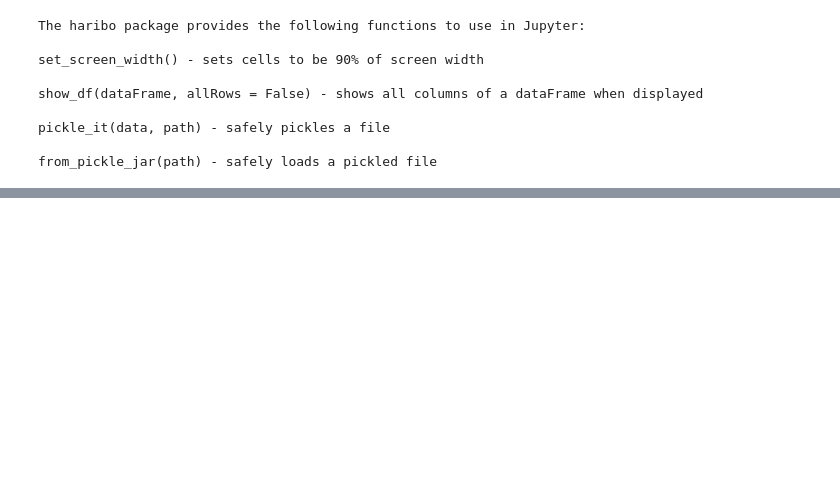
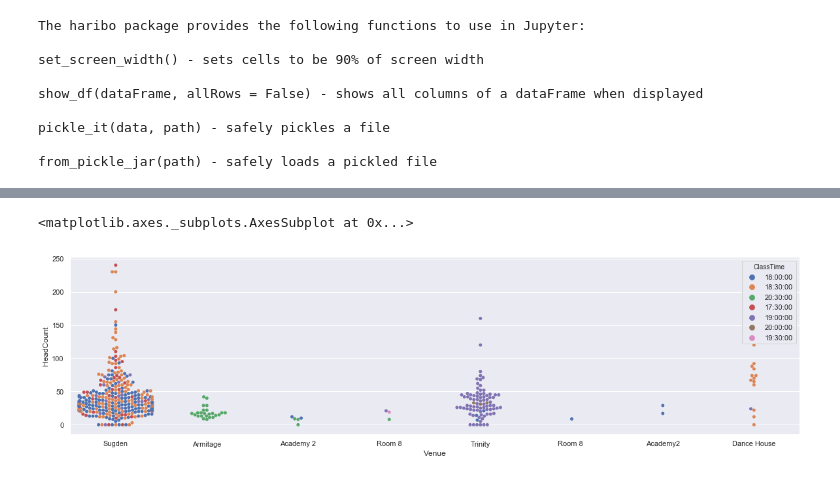
Before and after one commit to chris-pickford/RandomForestKb, a Jupyter notebook: Jupyter/main.ipynb, the cells around one changed output, grey strips where cells are left out. Drawn from its saved outputs; the diff is of its cells as text; code cells hidden in the pictures; blank space fills up the shorter version.

```diff
--- a/Jupyter/main.ipynb
+++ b/Jupyter/main.ipynb
@@ -88,0 +174,6 @@ data
+# %%
+plt.figure(figsize=(20,5))
+sns.swarmplot(data=dfRaw, x='Venue',y='HeadCount', hue='ClassTime')
+# %% [output]
+<matplotlib.axes._subplots.AxesSubplot at 0x...>
+[figure, added]
```
Also changed, not shown: parts of 53 cells of this notebook, 2 other files.
